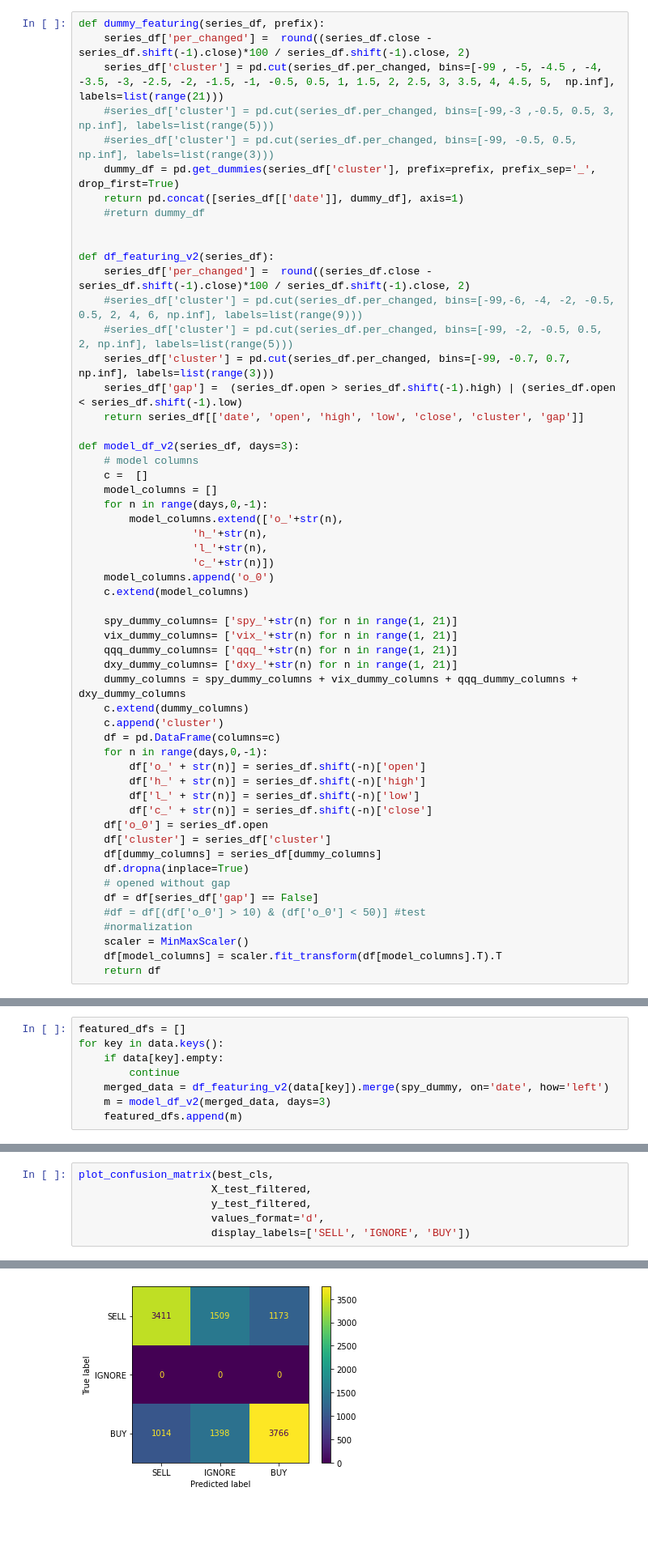
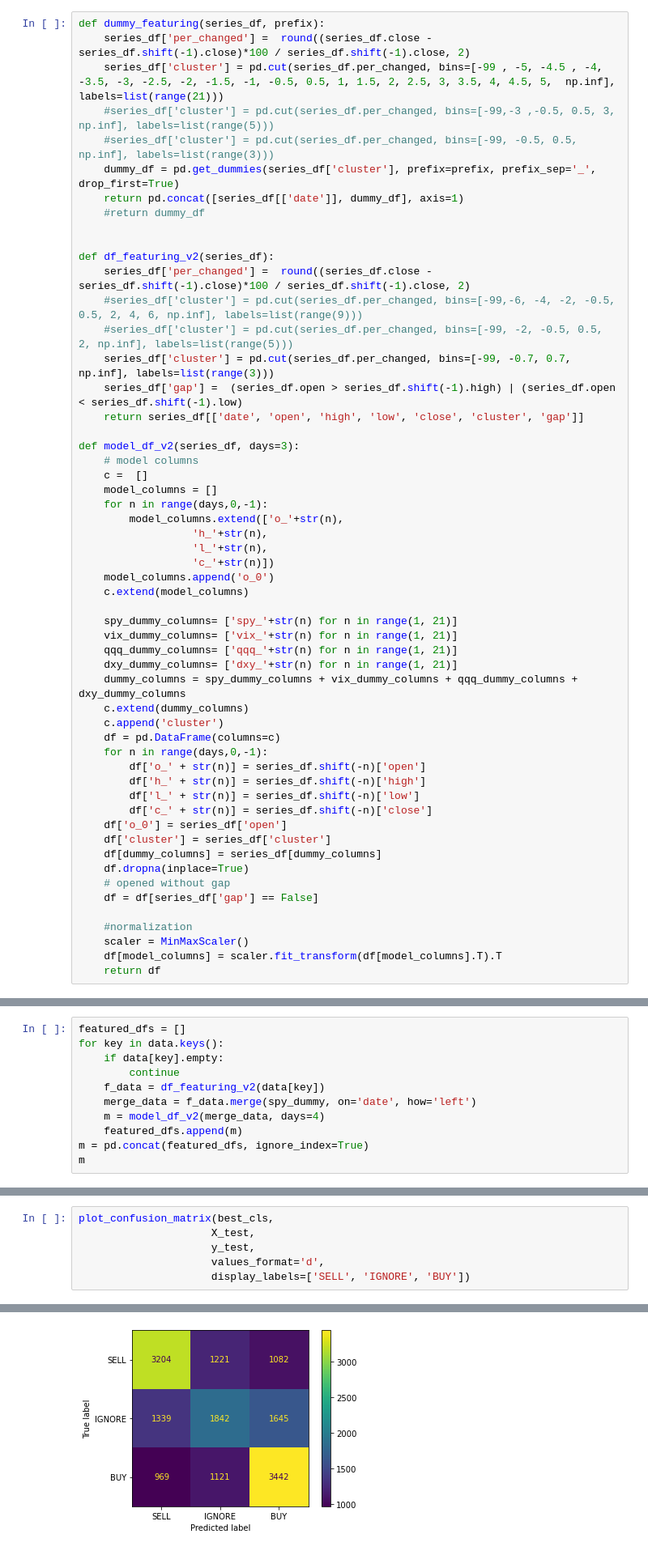
Before and after one commit to isvystun/StocksPatternsAndPrediction, a Jupyter notebook: Main.ipynb, the cells around one changed output, grey strips where cells are left out. Shown at 81% size. Drawn from its saved outputs; the diff is of its cells as text; blank space fills up the shorter version.

```diff
--- a/Main.ipynb
+++ b/Main.ipynb
@@ -224,13 +230,13 @@ def model_df_v2(series_df, days=3):
         df['h_' + str(n)] = series_df.shift(-n)['high']
         df['l_' + str(n)] = series_df.shift(-n)['low']
         df['c_' + str(n)] = series_df.shift(-n)['close']
-    df['o_0'] = series_df.open
+    df['o_0'] = series_df['open']
     df['cluster'] = series_df['cluster']
     df[dummy_columns] = series_df[dummy_columns]
     df.dropna(inplace=True)
     # opened without gap
     df = df[series_df['gap'] == False]
-    #df = df[(df['o_0'] > 10) & (df['o_0'] < 50)] #test
+
     #normalization
     scaler = MinMaxScaler()
     df[model_columns] = scaler.fit_transform(df[model_columns].T).T
@@ -339,6 +345,9 @@ featured_dfs = []
 for key in data.keys():
     if data[key].empty:
         continue
-    merged_data = df_featuring_v2(data[key]).merge(spy_dummy, on='date', how='left')
-    m = model_df_v2(merged_data, days=3)
+    f_data = df_featuring_v2(data[key])
+    merge_data = f_data.merge(spy_dummy, on='date', how='left')
+    m = model_df_v2(merge_data, days=4)
     featured_dfs.append(m)
+m = pd.concat(featured_dfs, ignore_index=True)
+m
@@ -675,11 +706,11 @@ best_cls = gsc_xgb.best_estimator_
 #best_cls.fit(X_train, y_train, verbose=True, early_stopping_rounds=10, eval_metric=['mlogloss', 'merror'], eval_set=[(X_test, y_test)])
 # %%
 plot_confusion_matrix(best_cls,
-                     X_test_filtered,
-                     y_test_filtered,
+                     X_test,
+                     y_test,
                      values_format='d',
                      display_labels=['SELL', 'IGNORE', 'BUY'])
 # %% [output]
 <sklearn.metrics._plot.confusion_matrix.ConfusionMatrixDisplay at 0x...>
-[figure, old version]
+[figure, new version]
 # %%
```
Also changed, not shown: parts of 64 cells of this notebook, 8 other files.
